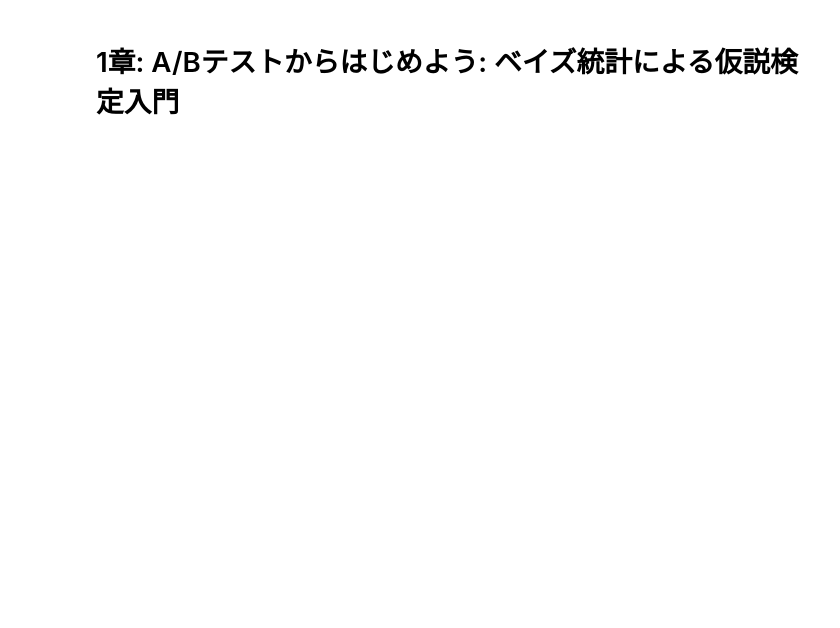
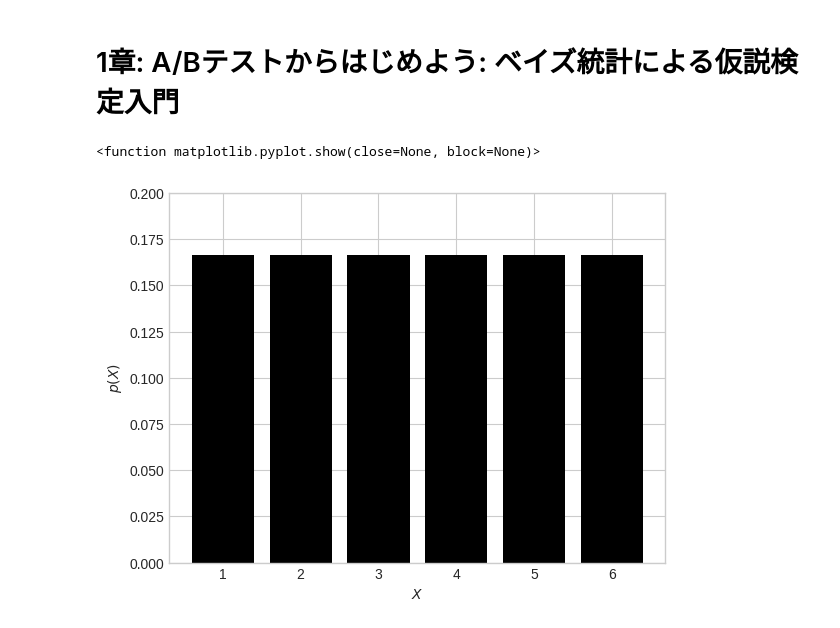
Before and after one commit to yuji-sgs/web-optimization, a Jupyter notebook: cahpter1.ipynb, the cells around one changed output. Drawn from its saved outputs; the diff is of its cells as text; code cells hidden in the pictures; blank space fills up the shorter version.

```diff
--- a/cahpter1.ipynb
+++ b/cahpter1.ipynb
@@ -11,3 +11,15 @@ from scipy import stats
 plt.style.use('grayscale')
 plt.style.use('seaborn-whitegrid')
 np.random.seed(0)
+# %%
+# 理想的なサイコロの各面が出る確率
+xs = [i+1 for i in range(6)]
+ps = [1./6 for x in xs]
+plt.ylim(0, 0.2)
+plt.xlabel(r'$X$')
+plt.ylabel(r'$p(X)$')
+plt.bar(xs, ps)
+plt.show
+# %% [output]
+<function matplotlib.pyplot.show(close=None, block=None)>
+[figure, added]
```
Also changed, not shown: parts of 3 cells of this notebook.
